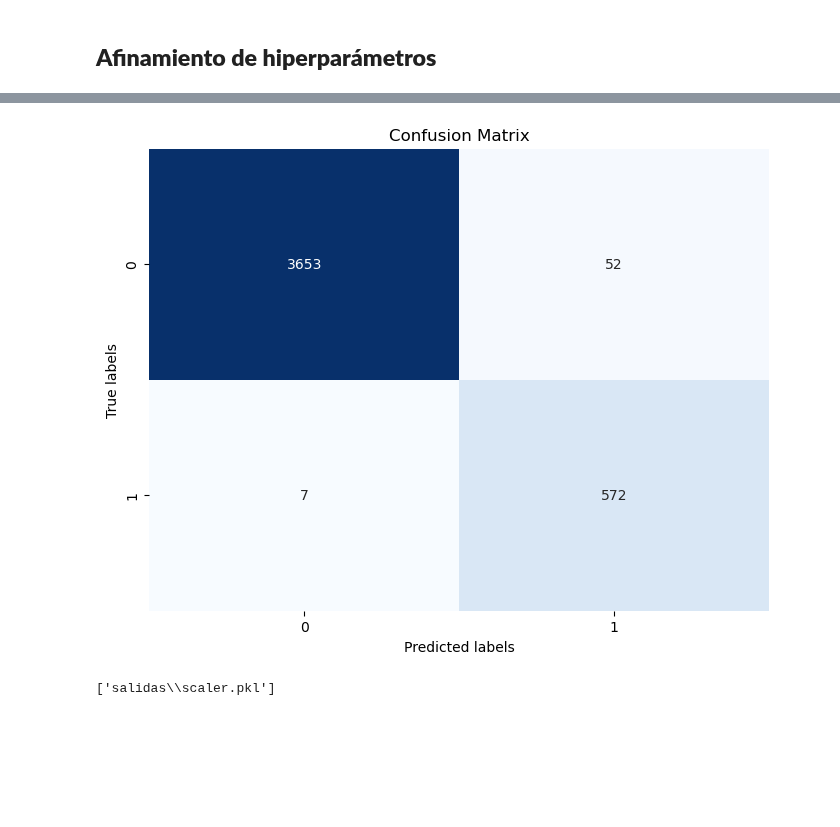
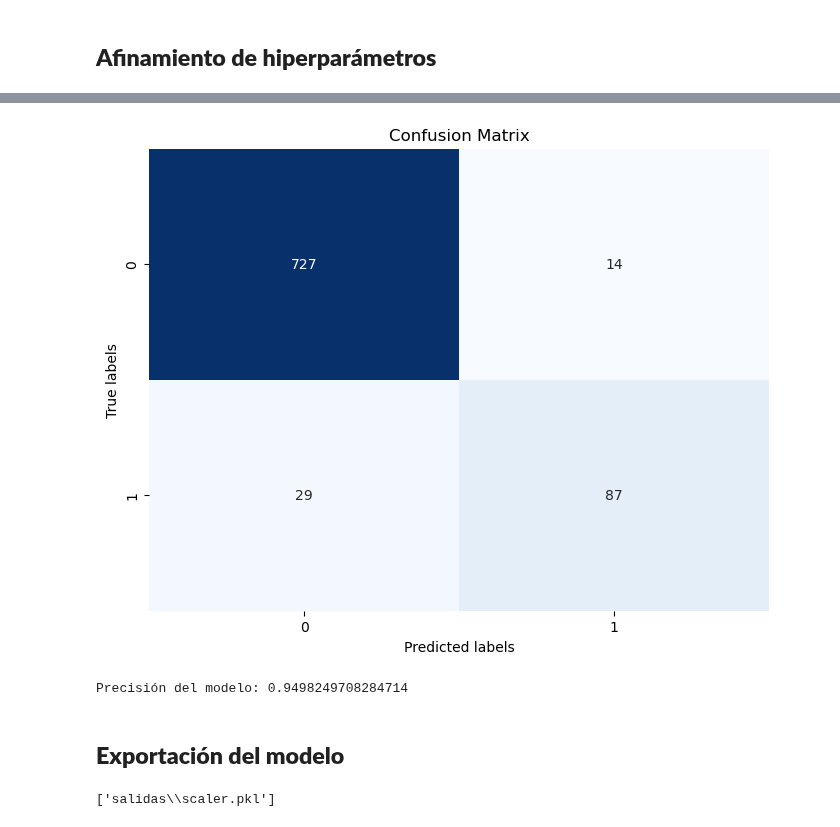
Before and after one commit to andressj1/A-RH, a Jupyter notebook: e_modelos.ipynb, the cells around one changed output, grey strips where cells are left out. Cells and saved outputs as stored; diff of their text form; code cells hidden in the pictures; blank space fills up the shorter version.

```diff
--- a/e_modelos.ipynb
+++ b/e_modelos.ipynb
@@ -239 +246,30 @@ pd_resultados[["params","mean_test_score"]].sort_values(by="mean_test_score", as
+# %%
+###Ajuste del modelo
+tun_rf=RandomizedSearchCV(m_rf,param_distributions=param_grid,n_iter=10,scoring="f1")
+tun_rf.fit(X_train,y_train)
+
+# Hacer predicciones en el conjunto de prueba
+y_pred3 = tun_rf.predict(X_test)
+# %%
+conf_matrix = confusion_matrix(y_test, y_pred3)
+
+# Crear un mapa de calor con seaborn
+plt.figure(figsize=(8, 6))
+sns.heatmap(conf_matrix, annot=True, fmt='d', cmap='Blues', cbar=False)
+plt.xlabel('Predicted labels')
+plt.ylabel('True labels')
+plt.title('Confusion Matrix')
+plt.show()
+# Descargar imagen
+plt.savefig('Matrizs\\confusion_matrix_antes_del_ajuste_de_hip.png')
+# %% [output]
+[figure, added]
+# %%
+# Calcular la precisión del modelo
+accuracy = accuracy_score(y_test, y_pred3)
+print(f'Precisión del modelo: {accuracy}')
+# %% [output]
+Precisión del modelo: 0.9498249708284714
+# %% [markdown]
+## **Exportación del modelo**
 # %%
@@ -241,20 +277,4 @@ pd_resultados[["params","mean_test_score"]].sort_values(by="mean_test_score", as
 rf_final = tun_rf.best_estimator_
-# %%
-# Hacer predicciones en el conjunto de datos de prueba
-y_pred = tun_rf.predict(X2)
-
-# Crear la matriz de confusión
-conf_matrix = confusion_matrix(y, y_pred)
-
-# Crear un mapa de calor con seaborn
-plt.figure(figsize=(8, 6))
-sns.heatmap(conf_matrix, annot=True, fmt='d', cmap='Blues', cbar=False)
-plt.xlabel('Predicted labels')
-plt.ylabel('True labels')
-plt.title('Confusion Matrix')
-plt.show()
-# %% [output]
-[figure, removed]
 # %%
 ### función para exportar y guardar objetos de python (cualqueira)
 
```
Also changed, not shown: parts of 19 cells of this notebook, 3 other files.
